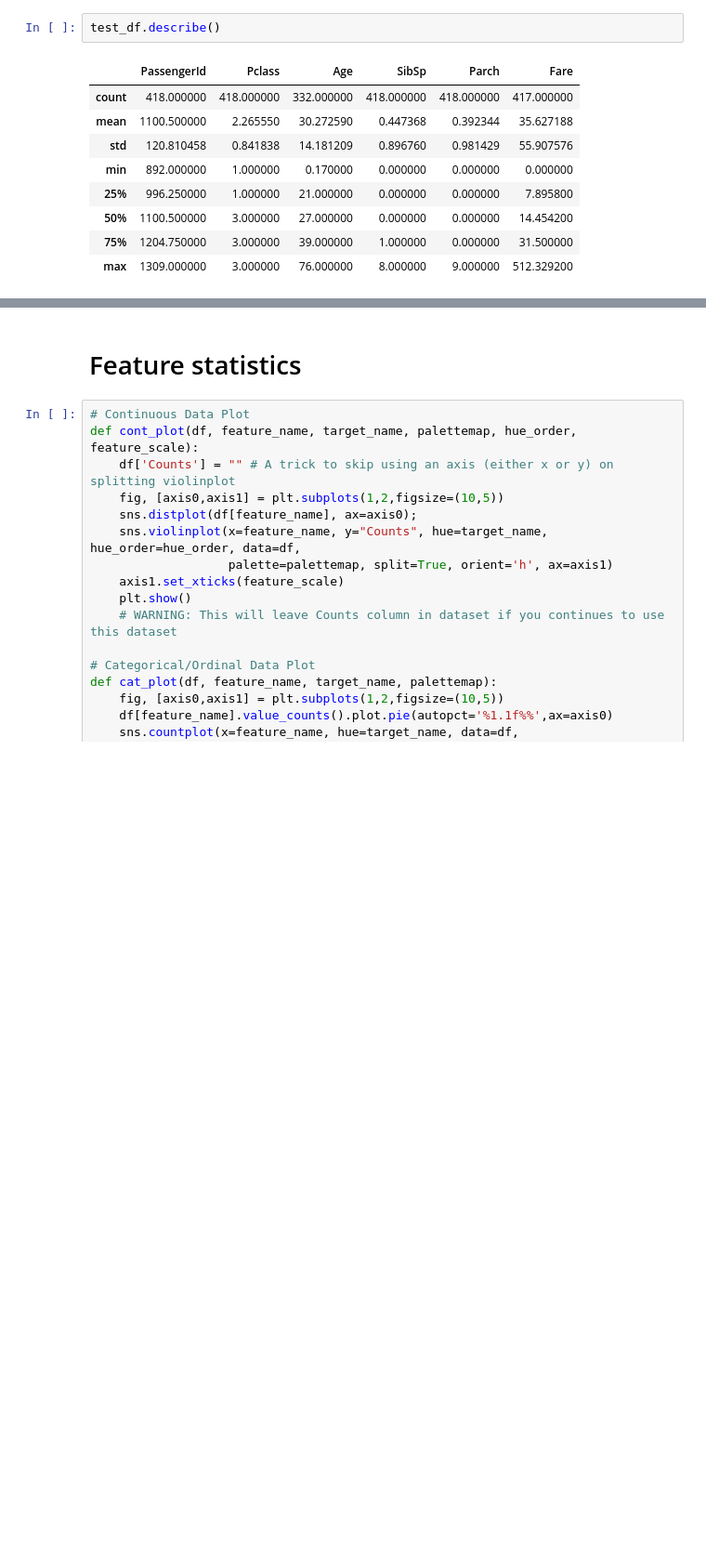
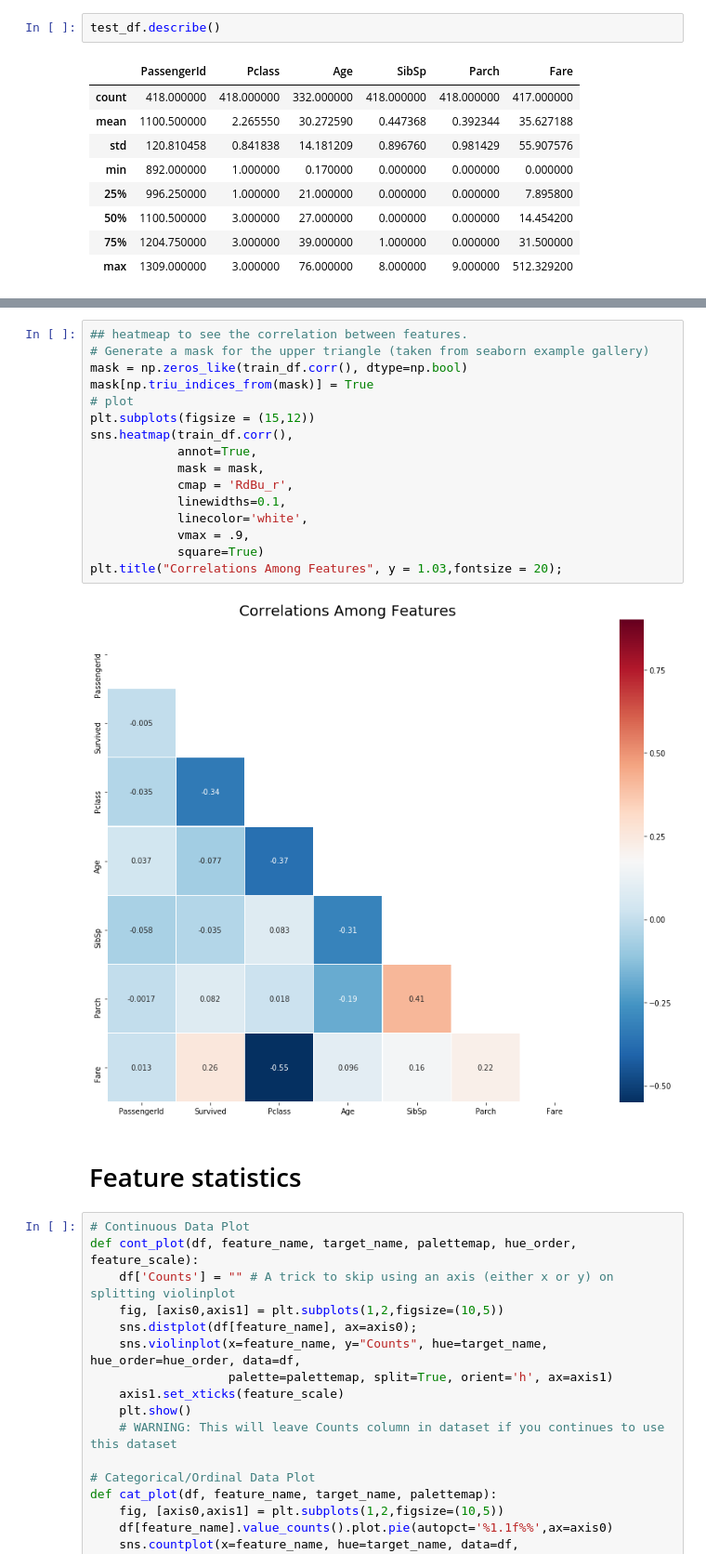
Before and after one commit to nhancv/nc-kaggle-ml, a Jupyter notebook: titanic/src/titanic-anomous.ipynb, the cells around one changed output, grey strips where cells are left out. Shown at 93% size. Saved outputs shown, nothing was run; the diff lists cells and outputs as text; blank space fills up the shorter version.

```diff
--- a/titanic/src/titanic-anomous.ipynb
+++ b/titanic/src/titanic-anomous.ipynb
@@ -82,3 +125,21 @@ test_df.describe()
+# %%
+## heatmeap to see the correlation between features.
+# Generate a mask for the upper triangle (taken from seaborn example gallery)
+mask = np.zeros_like(train_df.corr(), dtype=np.bool)
+mask[np.triu_indices_from(mask)] = True
+# plot
+plt.subplots(figsize = (15,12))
+sns.heatmap(train_df.corr(),
+            annot=True,
+            mask = mask,
+            cmap = 'RdBu_r',
+            linewidths=0.1,
+            linecolor='white',
+            vmax = .9,
+            square=True)
+plt.title("Correlations Among Features", y = 1.03,fontsize = 20);
+# %% [output]
+[figure, added]
 # %% [markdown]
 # Feature statistics
 # %%
```
Also changed, not shown: parts of 13 cells of this notebook, 2 other files.
